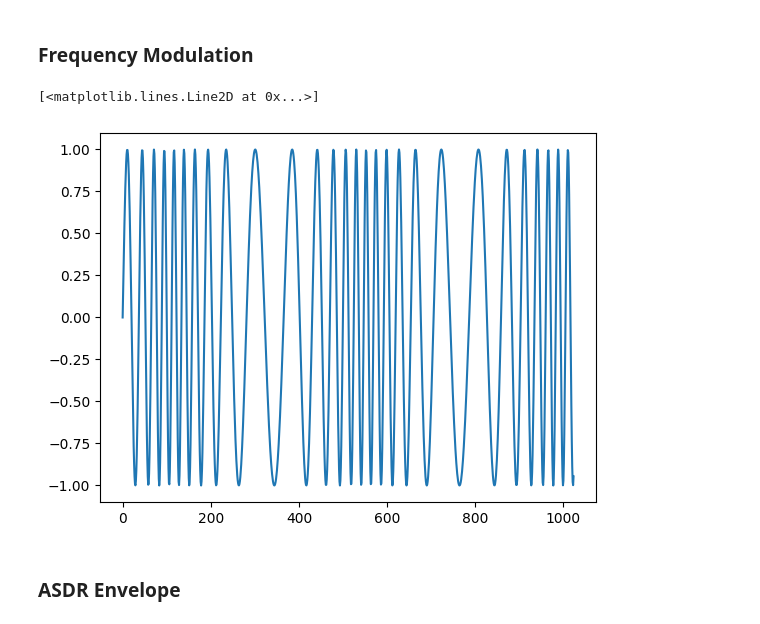
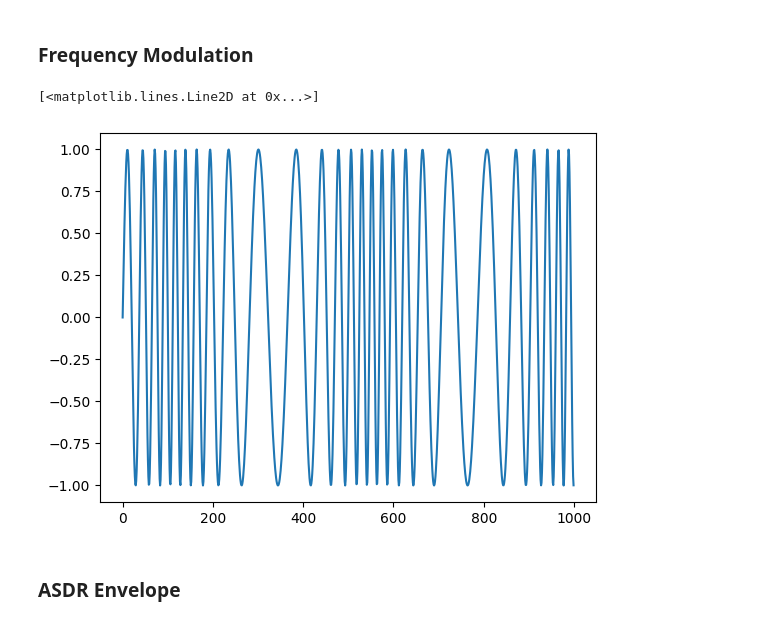
Before and after one commit to Sangarshanan/synthoor, a Jupyter notebook: examples/notebook.ipynb, the cells around one changed output. Drawn from its saved outputs; the diff is of its cells as text; code cells hidden in the pictures.

```diff
--- a/examples/notebook.ipynb
+++ b/examples/notebook.ipynb
@@ -35,12 +26,12 @@ sd.play(modulated_osc)
 # %%
 osc0 = Oscillator('sine', 100)
 osc1 = Oscillator('sine', 1000)
 a0 = osc0() * 12
 a1 = osc1(a0)
-plt.plot(a1)
+plt.plot(a1[:1000])
 # %% [output]
 [<matplotlib.lines.Line2D at 0x...>]
-[figure, old version]
+[figure, new version]
 # %% [markdown]
 ### ASDR Envelope
 # %%
```
Also changed, not shown: parts of 11 cells of this notebook, 18 other files.
